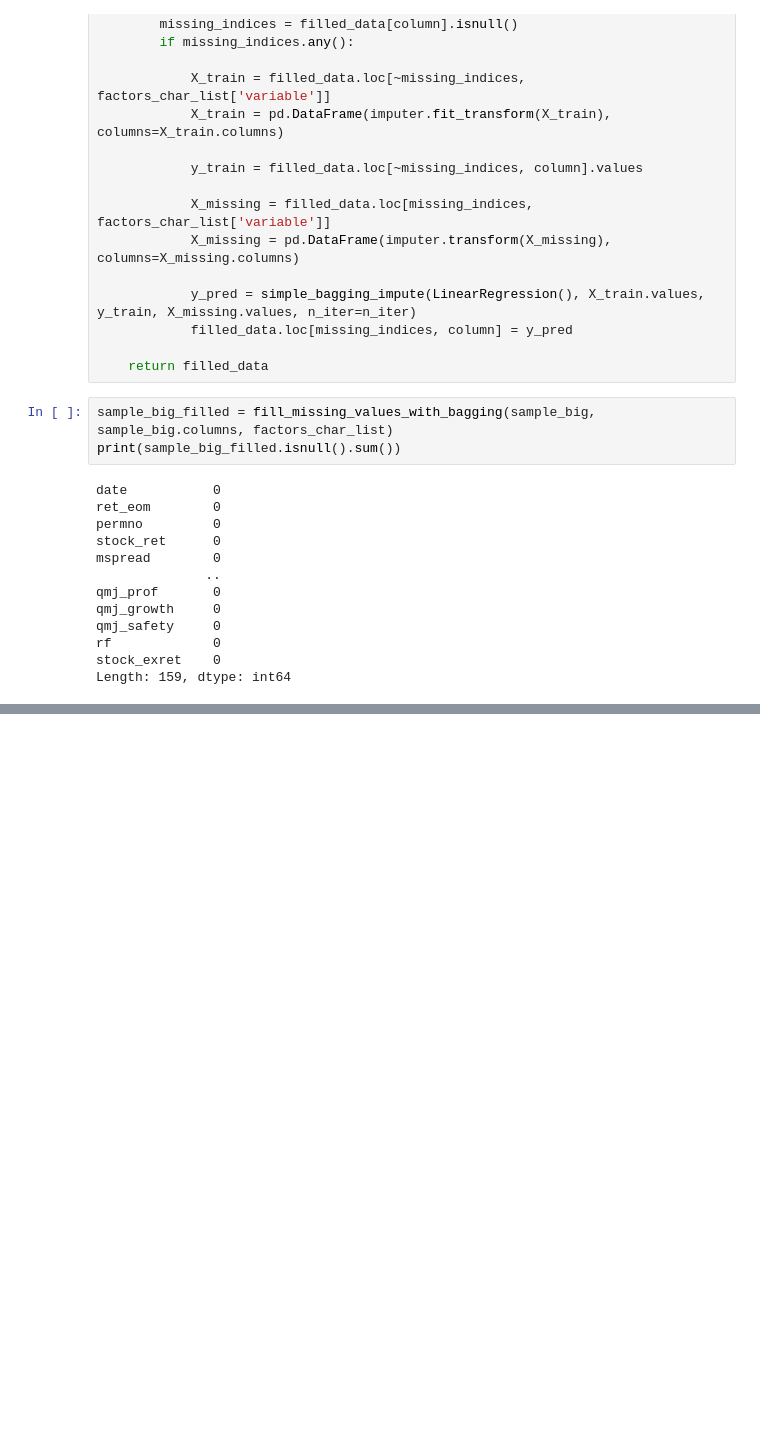
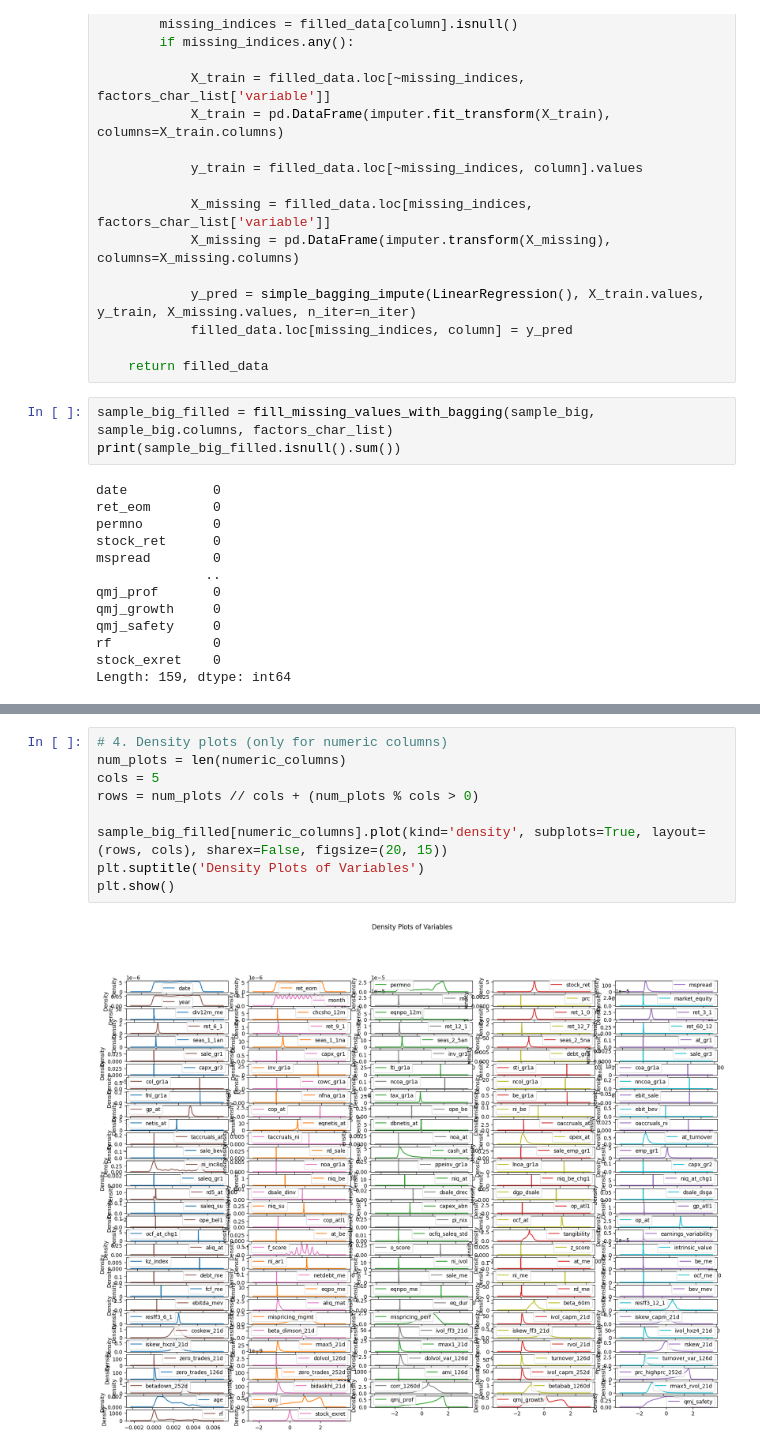
Before and after one commit to SheidaMajidi/portfolio_investment_analysis, a Jupyter notebook: analysis/stock_analysis.ipynb, the cells around one changed output, grey strips where cells are left out. Drawn from its saved outputs; the diff is of its cells as text; blank space fills up the shorter version.

```diff
--- a/analysis/stock_analysis.ipynb
+++ b/analysis/stock_analysis.ipynb
@@ -95,0 +141,11 @@ Length: 159, dtype: int64
+# %%
+# 4. Density plots (only for numeric columns)
+num_plots = len(numeric_columns)
+cols = 5
+rows = num_plots // cols + (num_plots % cols > 0)
+
+sample_big_filled[numeric_columns].plot(kind='density', subplots=True, layout=(rows, cols), sharex=False, figsize=(20, 15))
+plt.suptitle('Density Plots of Variables')
+plt.show()
+# %% [output]
+[figure, added]
```
Also changed, not shown: parts of 25 cells of this notebook, 1 other file.
